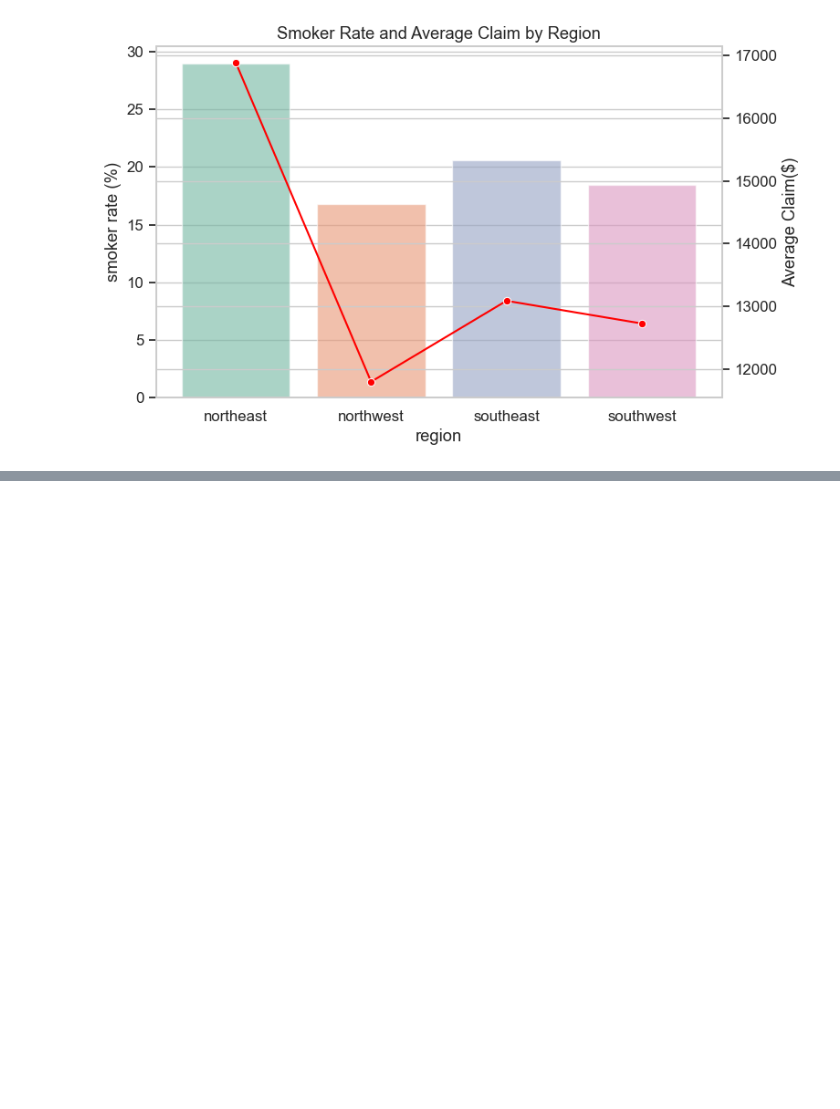
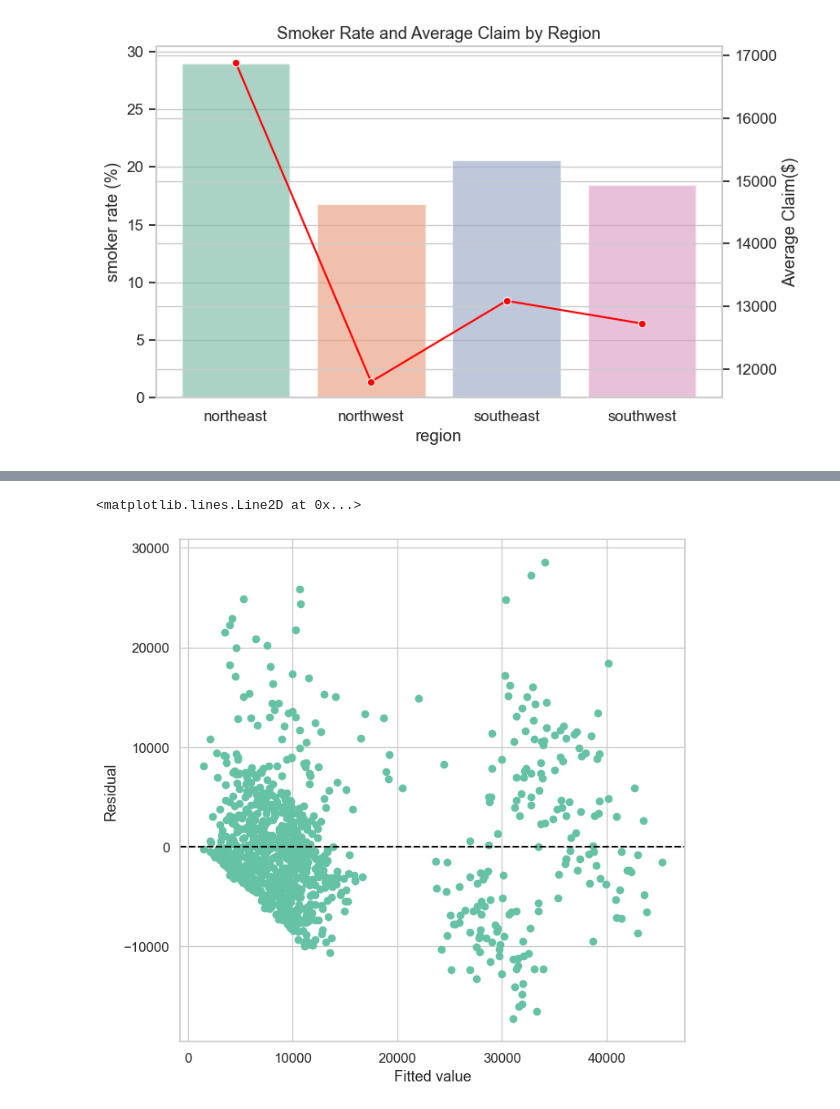
Before and after one commit to joonseoyang99-lang/Insurance_Prediction, a Jupyter notebook: code/analysis.ipynb, the cells around one changed output, grey strips where cells are left out. Drawn from its saved outputs; the diff is of its cells as text; code cells hidden in the pictures; blank space fills up the shorter version.

```diff
--- a/code/analysis.ipynb
+++ b/code/analysis.ipynb
@@ -238,7 +238,7 @@ Passing `palette` without assigning `hue` is deprecated and will be removed in v
   sns.barplot(data=df, x='age_group', y='claim', estimator='mean', errorbar='sd', palette='Set2')
 [figure]
 # %%
-df['bmi_category'] = pd.cut(df['bmi'], bins=[0,18.5,24.9,29.9,100], labels=['underwight', 'normal', 'overweight', 'obese'])
+df['bmi_category'] = pd.cut(df['bmi'], bins=[0,18.5,24.9,29.9,100], labels=['underweight', 'normal', 'overweight', 'obese'])
 df['bmi_category'].value_counts()
 # %% [output]
 bmi_category
@@ -283,0 +304,25 @@ Passing `palette` without assigning `hue` is deprecated and will be removed in v
+# %%
+idx = np.arange(len(df))
+train_idx, test_idx = skm.train_test_split(idx, test_size=0.3, random_state=0)
+
+y = df["claim"].values
+y_train, y_test = y[train_idx], y[test_idx]
+# %%
+terms = df.columns.drop(['claim', 'Id', 'age', 'bmi'])
+
+cat_cols = ['gender', 'smoker', 'region', 'age_group', 'bmi_category', 'diabetic']
+for c in cat_cols:
+    df[c] = df[c].astype('category')
+    df[c] = df[c].cat.as_unordered()
+
+X_ols_all = MS(terms, intercept=True).fit_transform(df)
+X_ols_train = X_ols_all.iloc[train_idx]
+X_ols_test  = X_ols_all.iloc[test_idx]
+
+ols_model = sm.OLS(y_train, X_ols_train)
+ols_res = ols_model.fit()
+y_pred_ols = ols_res.predict(X_ols_test)
+
+print(summarize(ols_res))
+
+results_dict["Linear Regression (OLS)"] = eval_metrics(y_test, y_pred_ols)
@@ -283,0 +345,9 @@ Passing `palette` without assigning `hue` is deprecated and will be removed in v
+# %%
+ax = subplots(figsize=(8,8))[1]
+ax.scatter(ols_res.fittedvalues, ols_res.resid)
+ax.set_xlabel('Fitted value')
+ax.set_ylabel('Residual')
+ax.axhline(0, c='k', ls='--')
+# %% [output]
+<matplotlib.lines.Line2D at 0x...>
+[figure, added]
```
Also changed, not shown: parts of 17 cells of this notebook, 12 other files.
